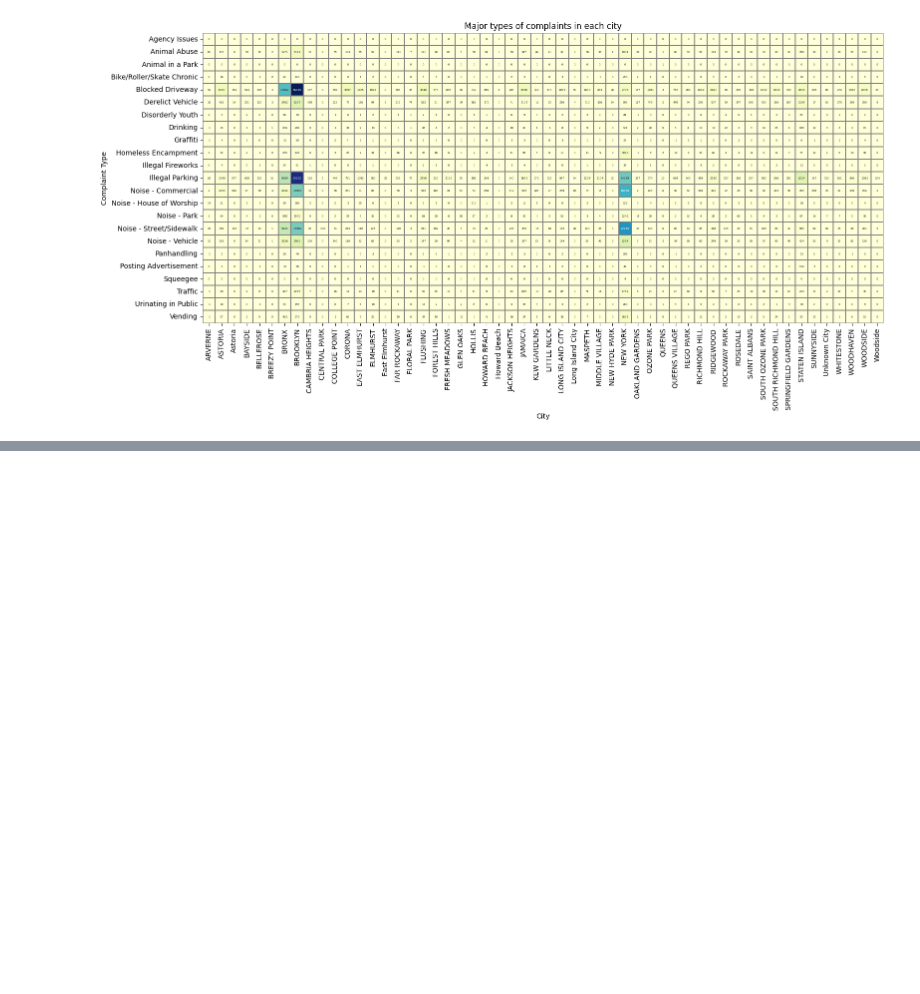
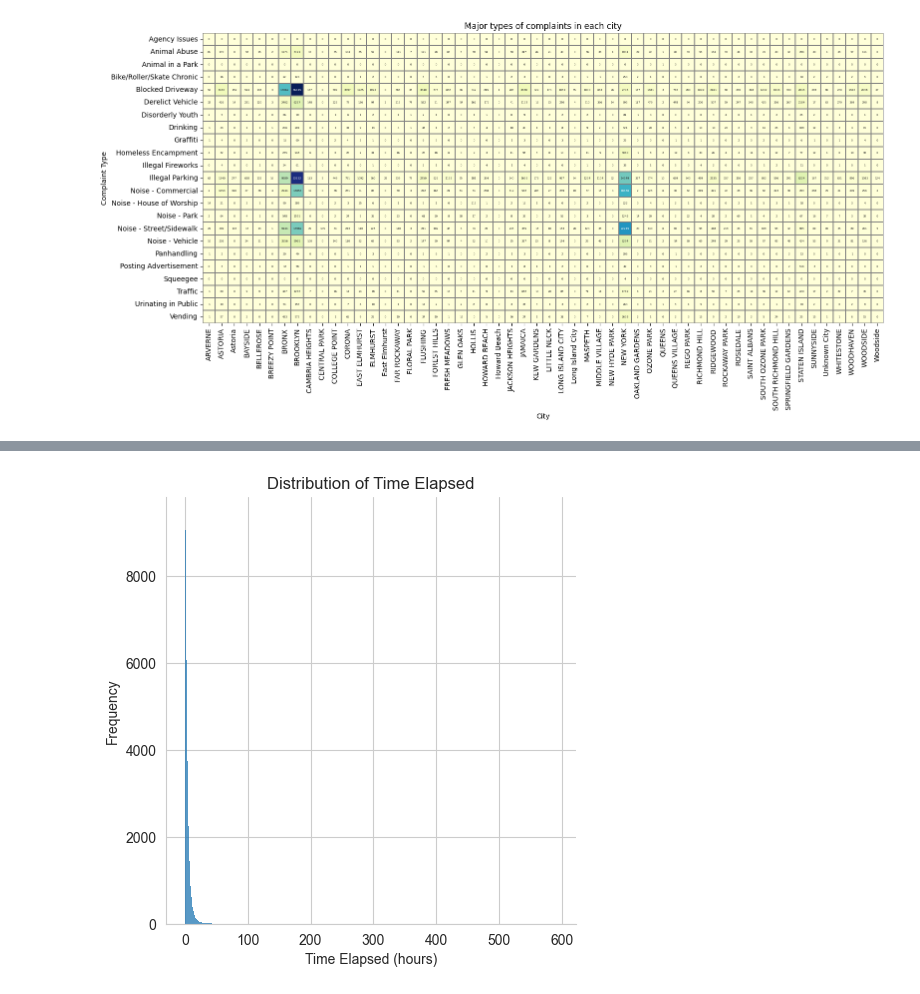
Before and after one commit to kanaishk/Data-Science-With-Python, a Jupyter notebook: Project/Customer_Service_Requests_Analysis/Analysis.ipynb, the cells around one changed output, grey strips where cells are left out. Cells and saved outputs as stored; diff of their text form; code cells hidden in the pictures; blank space fills up the shorter version.

```diff
--- a/Project/Customer_Service_Requests_Analysis/Analysis.ipynb
+++ b/Project/Customer_Service_Requests_Analysis/Analysis.ipynb
@@ -434,0 +459,13 @@ plt.close()
+# %%
+sns.set_style('whitegrid')
+sns.displot(dataset['Time Elapsed (hours)'], kde=False)
+
+plt.xlabel('Time Elapsed (hours)')
+plt.ylabel('Frequency')
+title = 'Distribution of Time Elapsed'
+plt.title(title)
+plt.savefig(os.path.join(graph_dir, title + '.png'), bbox_inches='tight')
+plt.show()
+plt.close()
+# %% [output]
+[figure, added]
```
Also changed, not shown: parts of 4 cells of this notebook, 3 other files.
